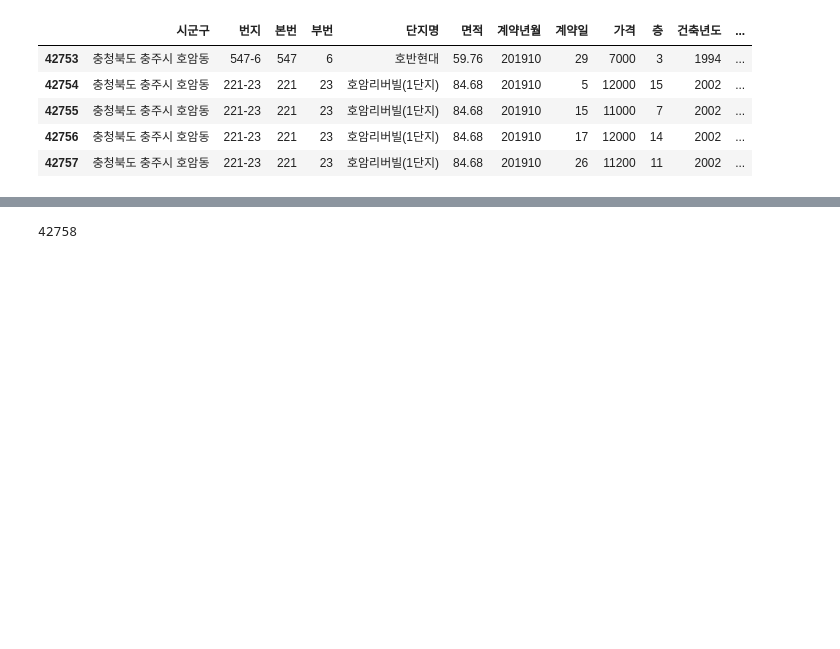
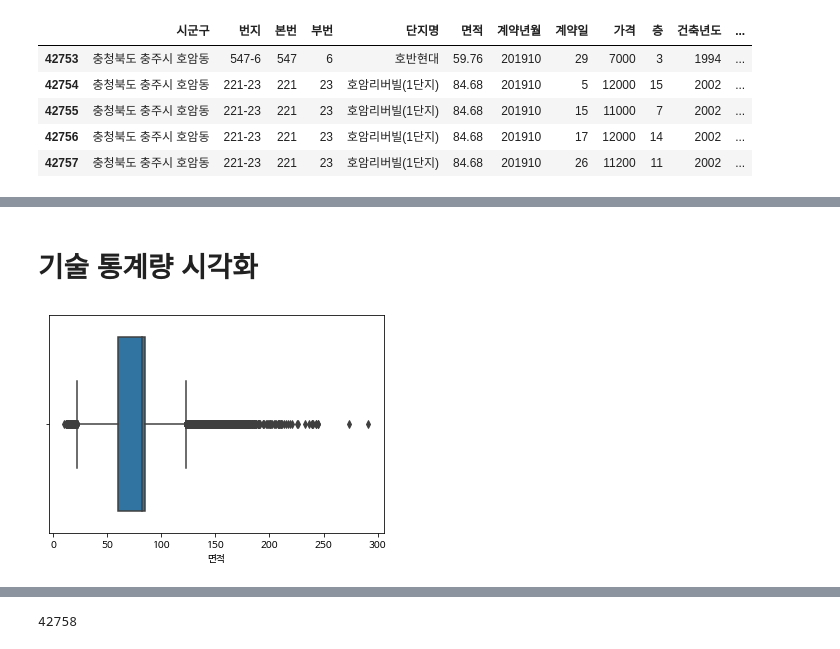
Before and after one commit to Gasijiyo/FirstStep_Python, a Jupyter notebook: py26_apt.ipynb, the cells around one changed output, grey strips where cells are left out. Saved outputs shown, nothing was run; the diff lists cells and outputs as text; code cells hidden in the pictures; blank space fills up the shorter version.

```diff
--- a/py26_apt.ipynb
+++ b/py26_apt.ipynb
@@ -24,6 +51,8 @@ import pandas as pd
 import matplotlib.pyplot as plt
 import seaborn as sns
 
+# 나눔고딕폰트 설정
+plt.rc('font', family='NanumBarunGothic')
 # 시각화 시 한글 폰트 깨짐 테스트했으나 실패
 # import matplotlib.font_manager as fm
 # font_list = [font.name for font in fm.fontManager.ttflist]
@@ -106,0 +144,8 @@ apt.describe()
+# %% [markdown]
+# 기술 통계량 시각화
+# %%
+# 아파트 면적 시각화
+sns.boxplot(x='면적', data=apt)
+plt.show()
+# %% [output]
+[figure, added]
```
Also changed, not shown: parts of 21 cells of this notebook.
